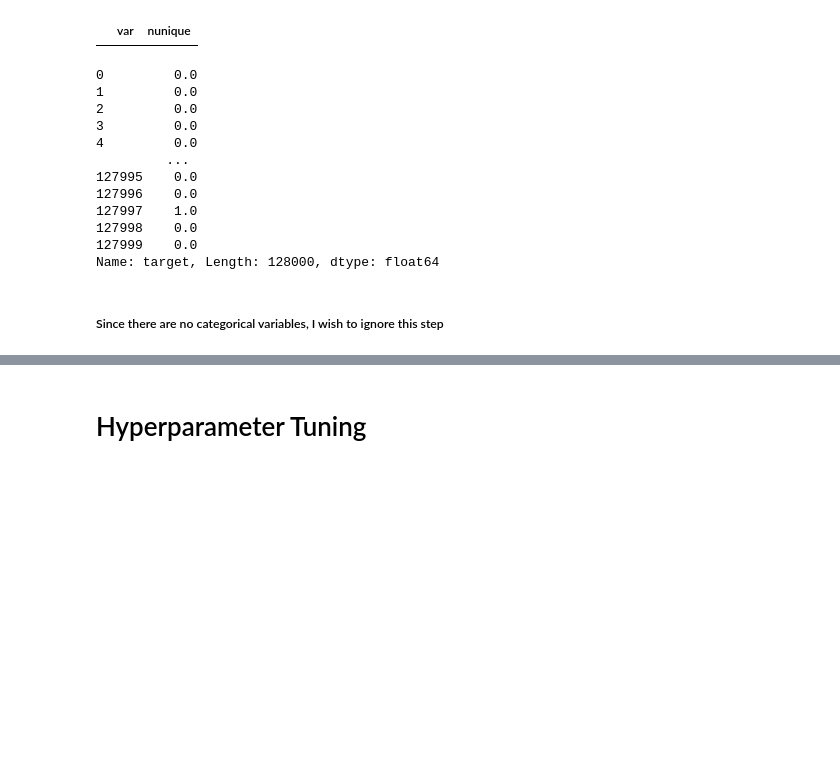
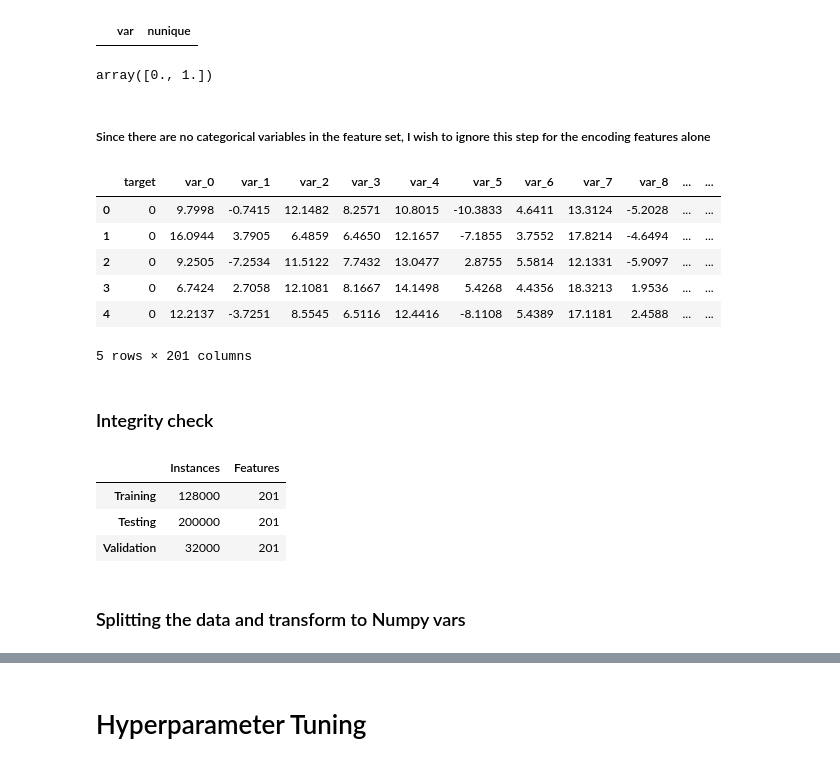
Before and after one commit to rajkumarcm/MachineLearning, a Jupyter notebook: Homework2/Homework_2.ipynb, the cells around one changed output, grey strips where cells are left out. Cells and saved outputs as stored; diff of their text form; code cells hidden in the pictures; blank space fills up the shorter version.

```diff
--- a/Homework2/Homework_2.ipynb
+++ b/Homework2/Homework_2.ipynb
@@ -292,19 +308,44 @@ cat_var_checker(pd.concat([df_train, df_val, df_test], sort=False))
 # %% [output]
 |  | var | nunique |
 # %%
-df_train['target']
+df_train['target'].unique()
 # %% [output]
-0         0.0
-1         0.0
-2         0.0
-3         0.0
-4         0.0
-         ...
-127995    0.0
-127996    0.0
-127997    1.0
-127998    0.0
-127999    0.0
-Name: target, Length: 128000, dtype: float64
+array([0., 1.])
 # %% [markdown]
-##### Since there are no categorical variables, I wish to ignore this step
+##### Since there are no categorical variables in the feature set, I wish to ignore this step for the encoding features alone
+# %%
+df = pd.concat([df_train, df_val, df_test], sort=False)
+df.loc[:, target] = df[target].astype(str)
+
+from sklearn.preprocessing import LabelEncoder
+le = LabelEncoder()
+df[target] = le.fit_transform(df[target])
+
+# Separating the data into subsets - training, validation, and testing
+df_train = df.iloc[:df_train.shape[0], :]
+df_val = df.iloc[df_train.shape[0]:df_train.shape[0] + df_val.shape[0], :]
+df_test = df.iloc[df_train.shape[0] + df_val.shape[0]:, :]
+
+df.head()
+# %% [output]
+|  | target | var_0 | var_1 | var_2 | var_3 | var_4 | var_5 | var_6 | var_7 | var_8 | ... | ... |
+| 0 | 0 | 9.7998 | -0.7415 | 12.1482 | 8.2571 | 10.8015 | -10.3833 | 4.6411 | 13.3124 | -5.2028 | ... | ... |
+| 1 | 0 | 16.0944 | 3.7905 | 6.4859 | 6.4650 | 12.1657 | -7.1855 | 3.7552 | 17.8214 | -4.6494 | ... | ... |
+| 2 | 0 | 9.2505 | -7.2534 | 11.5122 | 7.7432 | 13.0477 | 2.8755 | 5.5814 | 12.1331 | -5.9097 | ... | ... |
+| 3 | 0 | 6.7424 | 2.7058 | 12.1081 | 8.1667 | 14.1498 | 5.4268 | 4.4356 | 18.3213 | 1.9536 | ... | ... |
+| 4 | 0 | 12.2137 | -3.7251 | 8.5545 | 6.5116 | 12.4416 | -8.1108 | 5.4389 | 17.1181 | 2.4588 | ... | ... |
+5 rows × 201 columns
+# %% [markdown]
+### Integrity check
+# %%
+# Print the dimension of df_train
+pd.DataFrame({'Training':{'Instances':df_train.shape[0], 'Features':df_train.shape[1]},
+              'Testing':{'Instances':df_test.shape[0], 'Features':df_test.shape[1]},
+              'Validation':{'Instances':df_val.shape[0], 'Features':df_val.shape[1]}}).T
+# %% [output]
+|  | Instances | Features |
+| Training | 128000 | 201 |
+| Testing | 200000 | 201 |
+| Validation | 32000 | 201 |
+# %% [markdown]
+### Splitting the data and transform to Numpy vars
```
Also changed, not shown: parts of 31 cells of this notebook.
